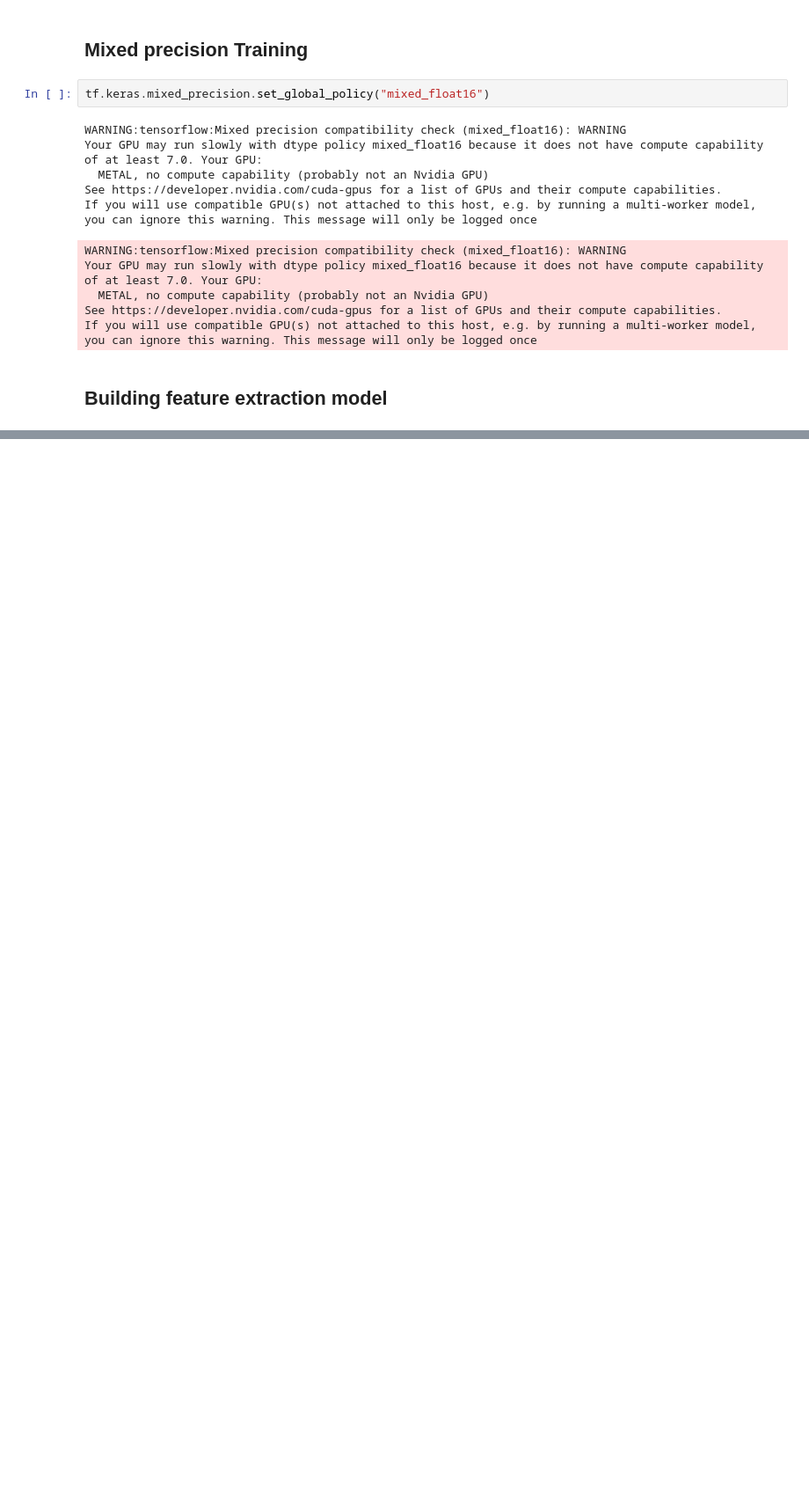
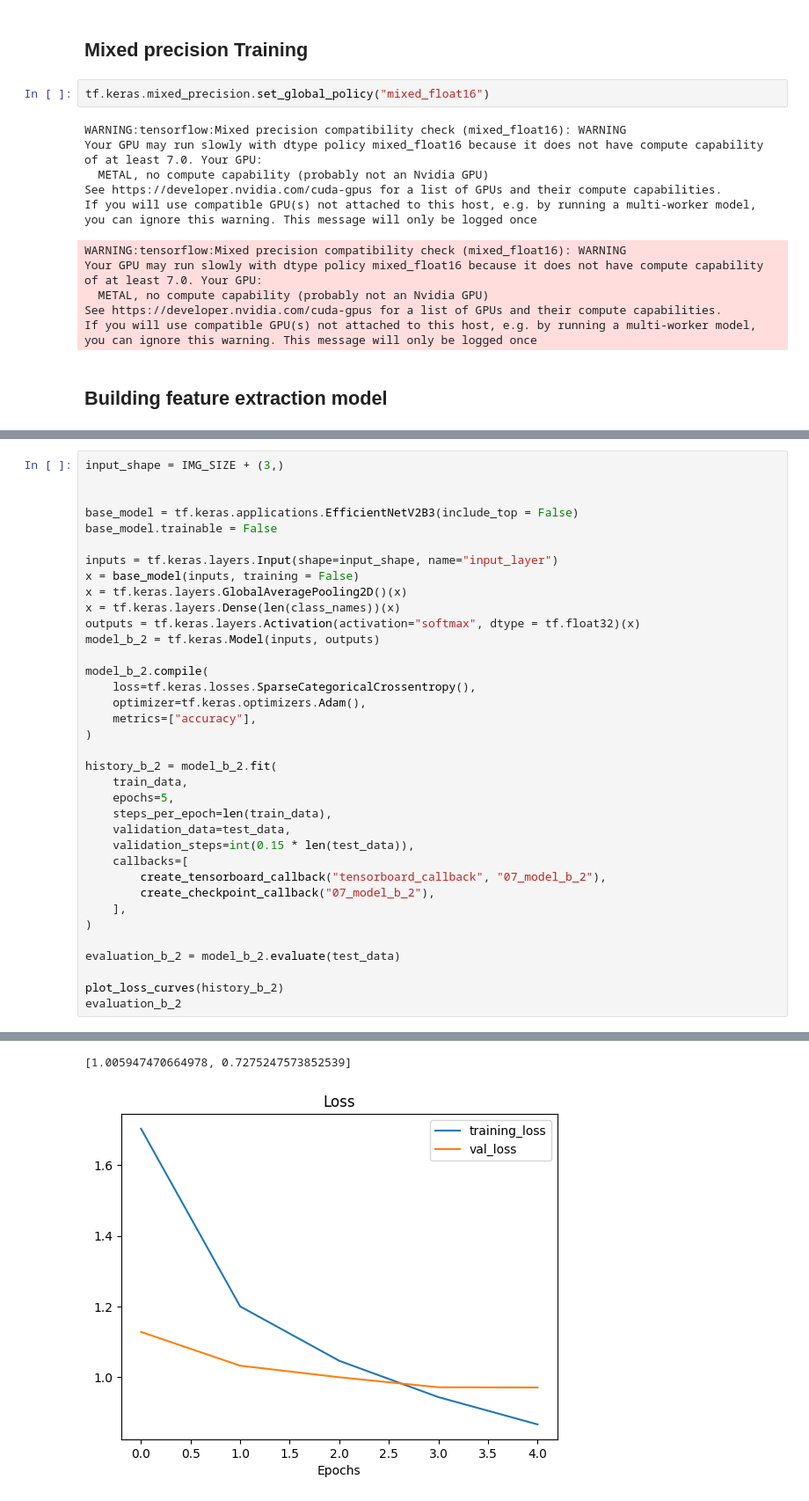
Before and after one commit to mufaddalhamidofficial/tensorflow_course, a Jupyter notebook: 07_food_vision_big.ipynb, the cells around one changed output, grey strips where cells are left out. Shown at 88% size. Drawn from its saved outputs; the diff is of its cells as text; blank space fills up the shorter version.

```diff
--- a/07_food_vision_big.ipynb
+++ b/07_food_vision_big.ipynb
@@ -237,0 +252,37 @@ evaluation_b_1 = model_b_1.evaluate(test_data)
+# %%
+input_shape = IMG_SIZE + (3,)
+
+
+base_model = tf.keras.applications.EfficientNetV2B3(include_top = False)
+base_model.trainable = False
+
+inputs = tf.keras.layers.Input(shape=input_shape, name="input_layer")
+x = base_model(inputs, training = False)
+x = tf.keras.layers.GlobalAveragePooling2D()(x)
+x = tf.keras.layers.Dense(len(class_names))(x)
+outputs = tf.keras.layers.Activation(activation="softmax", dtype = tf.float32)(x)
+model_b_2 = tf.keras.Model(inputs, outputs)
+
+model_b_2.compile(
+    loss=tf.keras.losses.SparseCategoricalCrossentropy(),
+    optimizer=tf.keras.optimizers.Adam(),
+    metrics=["accuracy"],
+)
+
+history_b_2 = model_b_2.fit(
+    train_data,
+    epochs=5,
+    steps_per_epoch=len(train_data),
+    validation_data=test_data,
+    validation_steps=int(0.15 * len(test_data)),
+    callbacks=[
+        create_tensorboard_callback("tensorboard_callback", "07_model_b_2"),
+        create_checkpoint_callback("07_model_b_2"),
+    ],
+)
+
+evaluation_b_2 = model_b_2.evaluate(test_data)
+
+plot_loss_curves(history_b_2)
+evaluation_b_2
+# %% [output]
@@ -237,0 +301,2 @@ evaluation_b_1 = model_b_1.evaluate(test_data)
+[1.005947470664978, 0.7275247573852539]
+[figure, added]
```
Also changed, not shown: parts of 30 cells of this notebook, 16 other files.
